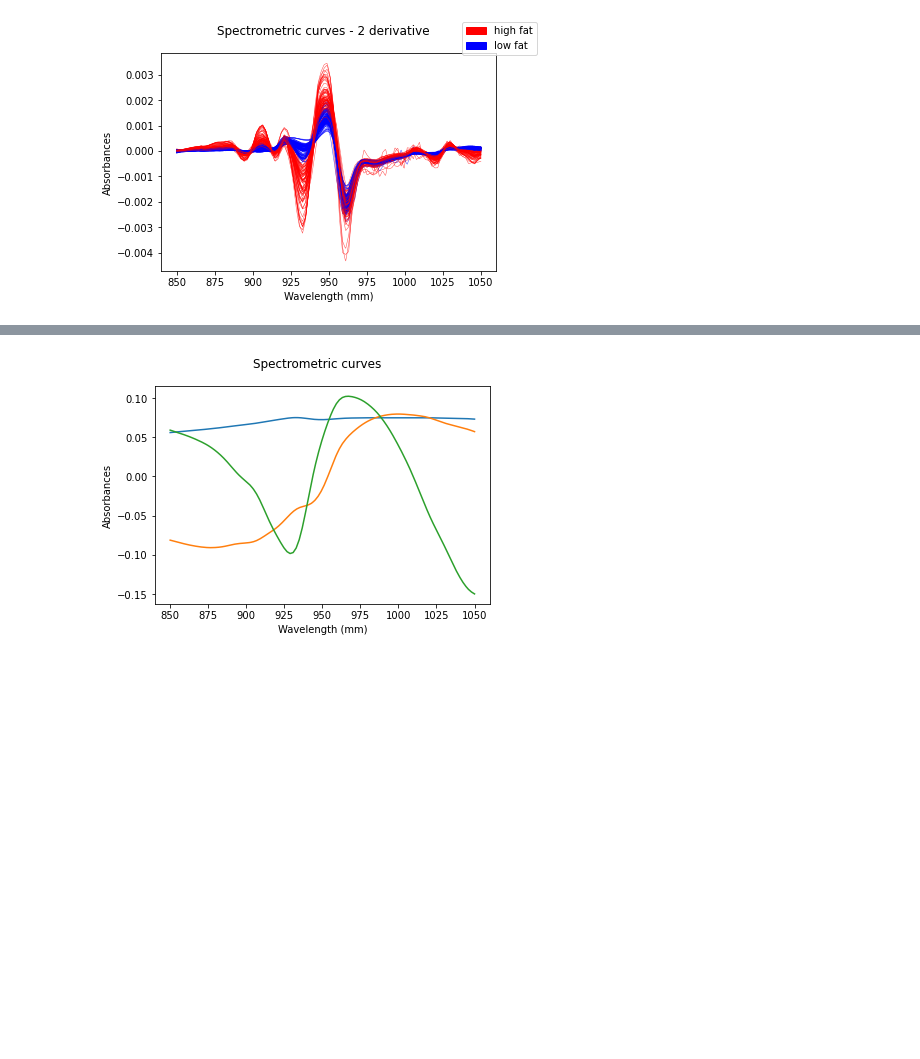
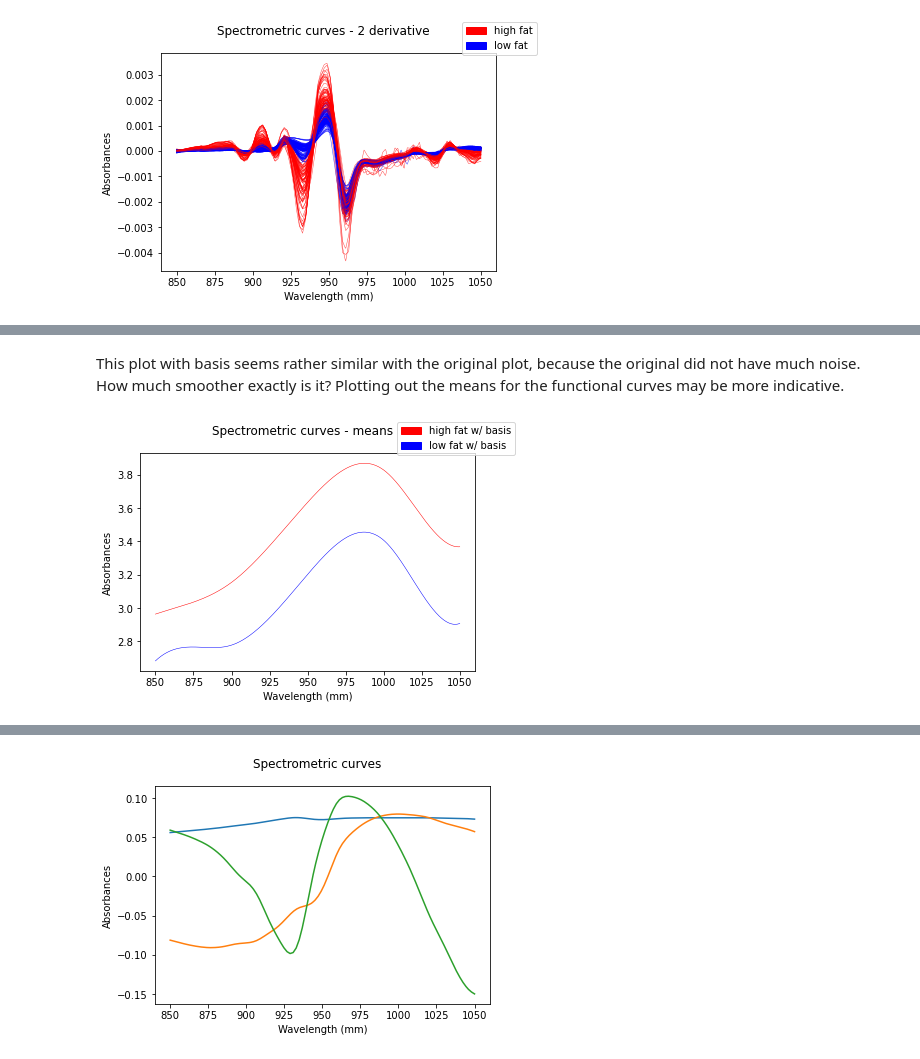
Before and after one commit to ziangzhang10/functional-data-analysis, a Jupyter notebook: 01_meat_sample_knn_prediction/fat-content-meat-knn-prediction.ipynb, the cells around one changed output, grey strips where cells are left out. Drawn from its saved outputs; the diff is of its cells as text; code cells hidden in the pictures; blank space fills up the shorter version.

```diff
--- a/01_meat_sample_knn_prediction/fat-content-meat-knn-prediction.ipynb
+++ b/01_meat_sample_knn_prediction/fat-content-meat-knn-prediction.ipynb
@@ -134,0 +154,16 @@ fig = fd2d.plot(group=labels, group_colors=colors,
+# %% [markdown]
+This plot with basis seems rather similar with the original plot, because the original did not have much noise. How much smoother exactly is it? Plotting out the means for the functional curves may be more indicative.
+# %%
+mean_basis_low = skfda.exploratory.stats.mean(fd_basis[low_fat])
+mean_basis_high = skfda.exploratory.stats.mean(fd_basis[~low_fat])
+
+means_basis = mean_basis_high.concatenate(mean_basis_low)
+
+colors = {'high fat w/ basis': 'red',
+          'low fat w/ basis': 'blue'}
+
+means_basis.dataset_name = fd_basis.dataset_name + ' - means'
+p2 = means_basis.plot(group=['high fat w/ basis', 'low fat w/ basis'], group_colors=colors,
+           linewidth=0.5, legend=True);
+# %% [output]
+[figure, added]
```
Also changed, not shown: parts of 30 cells of this notebook.
